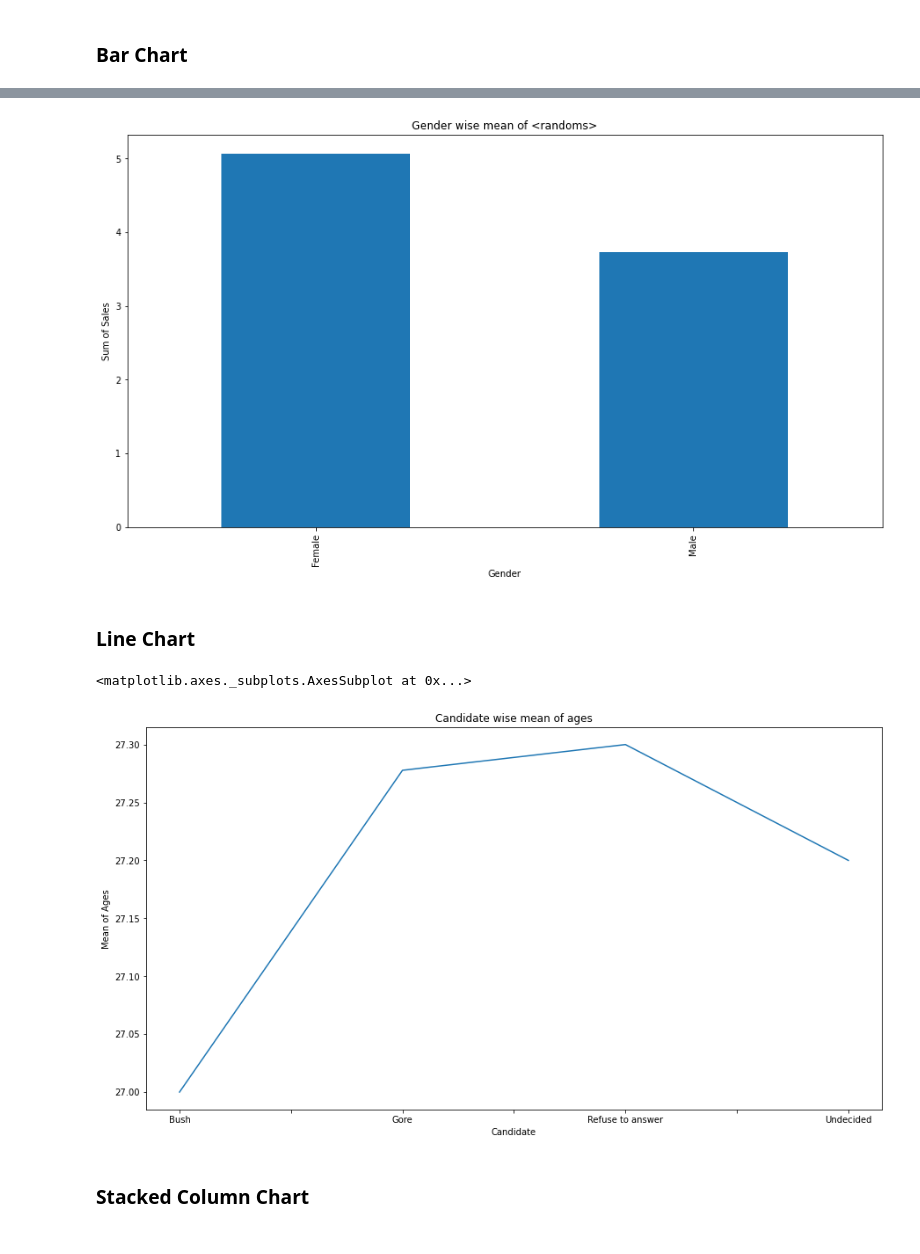
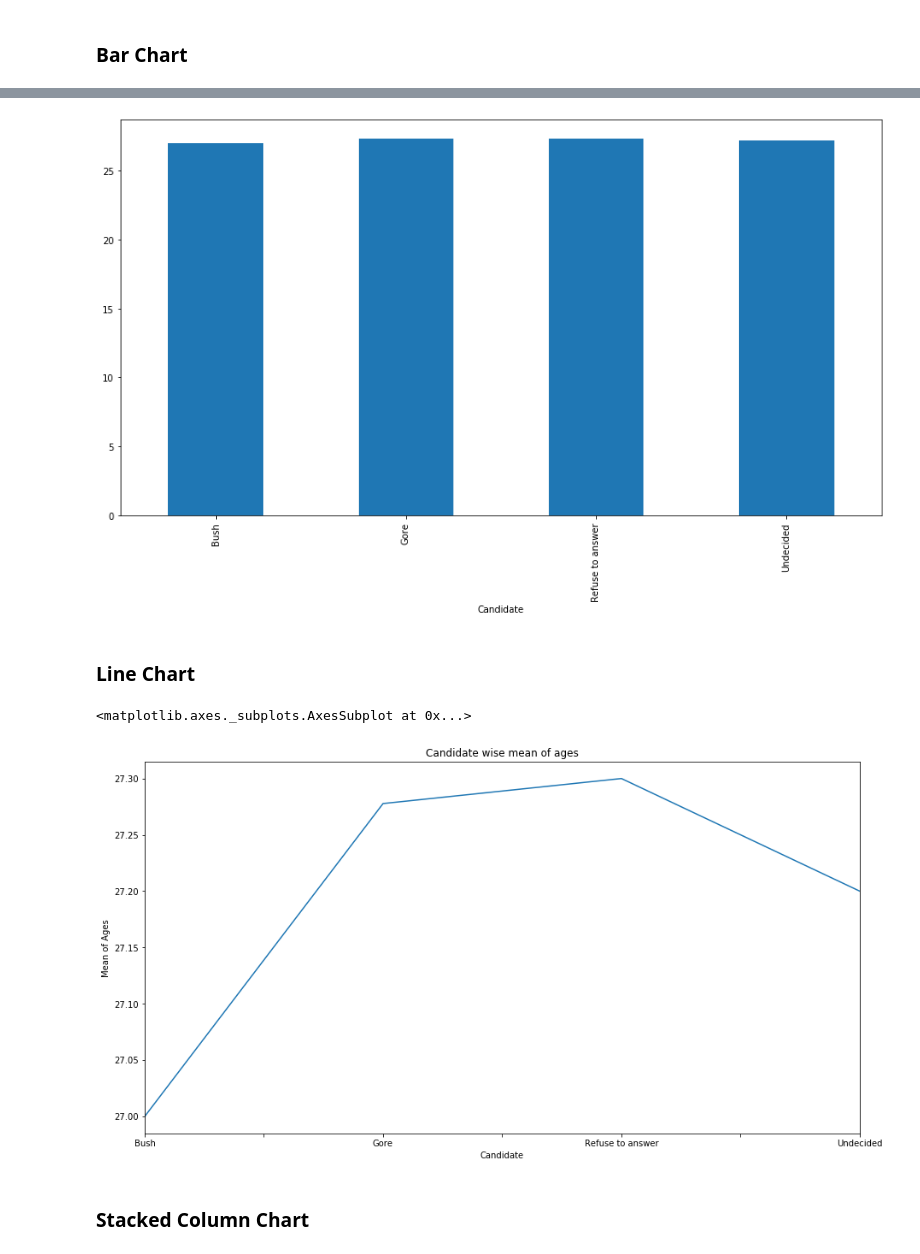
Before and after one commit to rsouza/Python_Course, a Jupyter notebook: Notebooks/16_Pandas_Descriptive_statistic.ipynb, the cells around one changed output, grey strips where cells are left out. Cells and saved outputs as stored; diff of their text form; code cells hidden in the pictures.

```diff
--- a/Notebooks/16_Pandas_Descriptive_statistic.ipynb
+++ b/Notebooks/16_Pandas_Descriptive_statistic.ipynb
@@ -17,3 +13,2 @@ Plotting with Pandas
 # %%
-dfvote = pd.read_excel(os.path.join('../Data','votesurvey.xls'), 'votesurvey')
-dfvote.head()
+dfvote = pd.read_excel(os.path.join('../Data','votesurvey.xls'))
@@ -56,5 +47,0 @@ dfvote.sort_values(by=['Age','Expected salary'], ascending=[True, False])[0:10]
-# %%
-for i in dfvote.index:
-    dfvote.loc[i, 'Random'] = np.random.randint(10)
-dfvote.Random = dfvote.Random.astype(int)
-dfvote.head()
@@ -109,27 +130,27 @@ sns.despine()
 # %%
-#var = df.groupby('Gender').Random.sum() #grouped sum of <randoms> at Gender level
-var = dfvote.groupby('Gender').Random.mean() #grouped mean of <randoms> at Gender level
+var = dfvote.groupby('Candidate').Age.mean() #grouped sum of <randoms> at Gender level
 fig = plt.figure(figsize=(15,8))
 ax1 = fig.add_subplot(1,1,1)
-ax1.set_xlabel('Gender')
-ax1.set_ylabel('Sum of Sales')
-ax1.set_title("Gender wise mean of <randoms>") #sum or mean
+
+
 var.plot(kind='bar');
 # %% [output]
-[figure, old version]
+[figure, new version]
 # %% [markdown]
 ### Line Chart
 # %%
 var = dfvote.groupby('Candidate').Age.mean()
+
 fig = plt.figure(figsize=(15,8))
 ax1 = fig.add_subplot(1,1,1)
 #ax1.set_xlabel('Candidate')
 ax1.set_ylabel('Mean of Ages')
 ax1.set_title("Candidate wise mean of ages")
-var.plot(kind='line')
+
+var.plot(ax=ax1, kind='line')
 # %% [output]
 <matplotlib.axes._subplots.AxesSubplot at 0x...>
-[figure, old version]
+[figure, new version]
 # %% [markdown]
 ### Stacked Column Chart
 # %%
```
Also changed, not shown: parts of 39 cells of this notebook, 3 other files.
